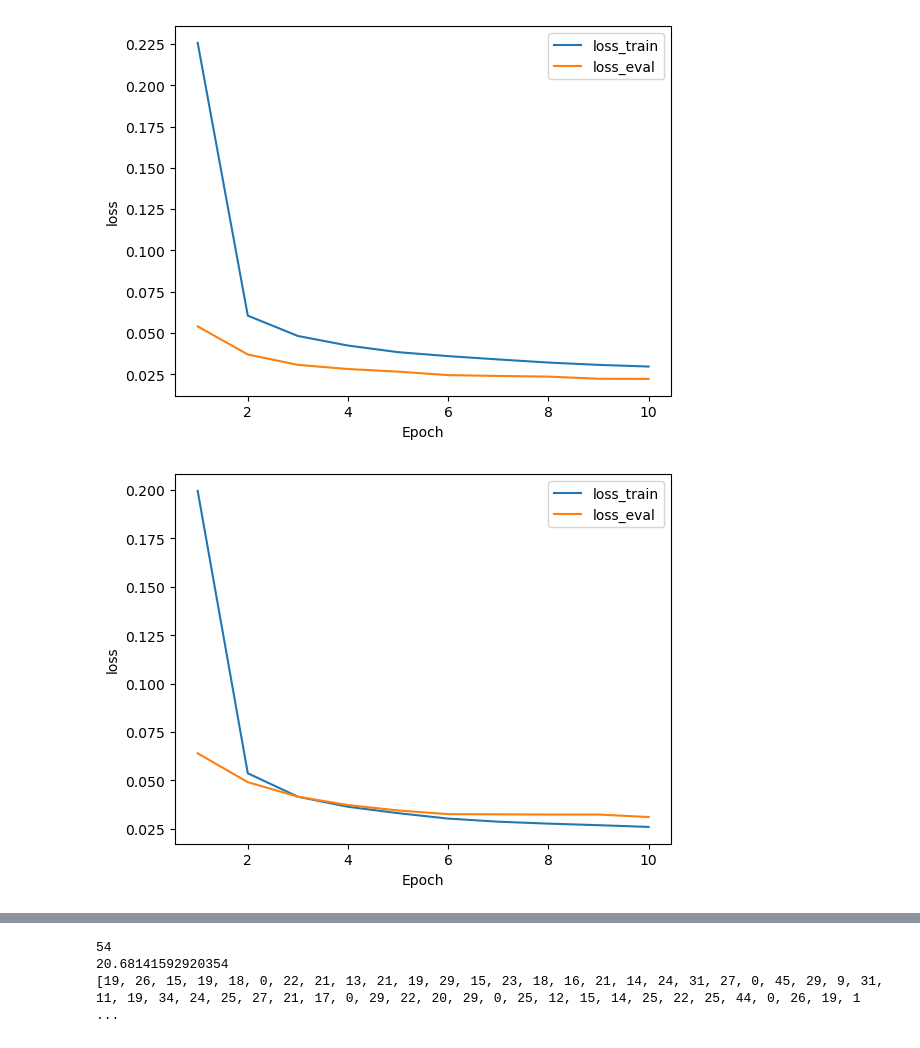
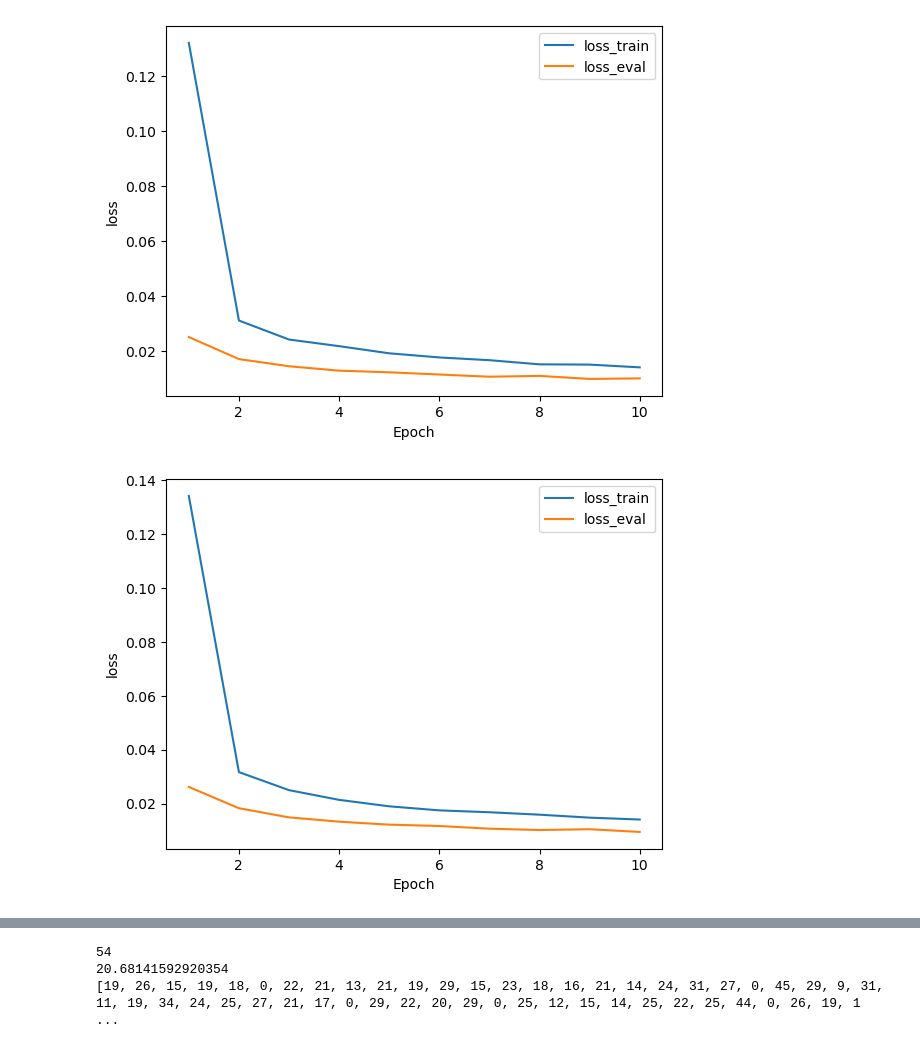
Before and after one commit to Idir6380/TER_GENERATOR, a Jupyter notebook: training/src/test.ipynb, the cells around one changed output, grey strips where cells are left out. Cells and saved outputs as stored; diff of their text form; code cells hidden in the pictures.

```diff
--- a/training/src/test.ipynb
+++ b/training/src/test.ipynb
@@ -10,15 +10,16 @@ def plot_(epoch, loss_train,loss_eval):
     plt.ylabel("loss")
     plt.legend(["loss_train","loss_eval"])
     plt.show()
-loss_train=[ 0.2256 ,0.0605 , 0.0482 , 0.0424,0.0384 , 0.0360 , 0.0340 , 0.0321 , 0.0307, 0.0297]
-loss_eval= [ 0.0540,0.0370,0.0307, 0.0282,0.0266,0.0245,0.0240, 0.0236, 0.0223, 0.0222]
+loss_train=[0.1319 ,0.0311 , 0.0242 ,0.0218 ,0.0192, 0.0177, 0.0167 , 0.0152 , 0.0151,  0.0141 ]
+
+loss_eval=  [ 0.0251, 0.0171, 0.0145, 0.0129, 0.0123, 0.0115, 0.0107, 0.0110,0.0099, 0.0101]
 plot_(10,loss_train,loss_eval)
 # %% [output]
-[figure, old version]
+[figure, new version]
 # %%
-loss_train=[0.1995,0.0537 ,0.0416 , 0.0364 ,0.0331, 0.0303 , 0.0287, 0.0277 , 0.0269 , 0.0260]
+loss_train= [0.1342,0.0317,0.0250,0.0214, 0.0190,0.0175,0.0168, 0.0159, 0.0148, 0.0141]
+loss_eval=  [0.0262,0.0183, 0.0149,0.0133, 0.0122, 0.0117,0.0107,0.0102,0.0105,0.0095]
 
-loss_eval= [ 0.0640,0.0491,0.0416,0.0373,0.0345, 0.0326,0.0325,0.0324,0.0324, 0.0311]
 plot_(10,loss_train,loss_eval)
 # %% [output]
-[figure, old version]
+[figure, new version]
```
Also changed, not shown: parts of 2 cells of this notebook, 6 other files.
